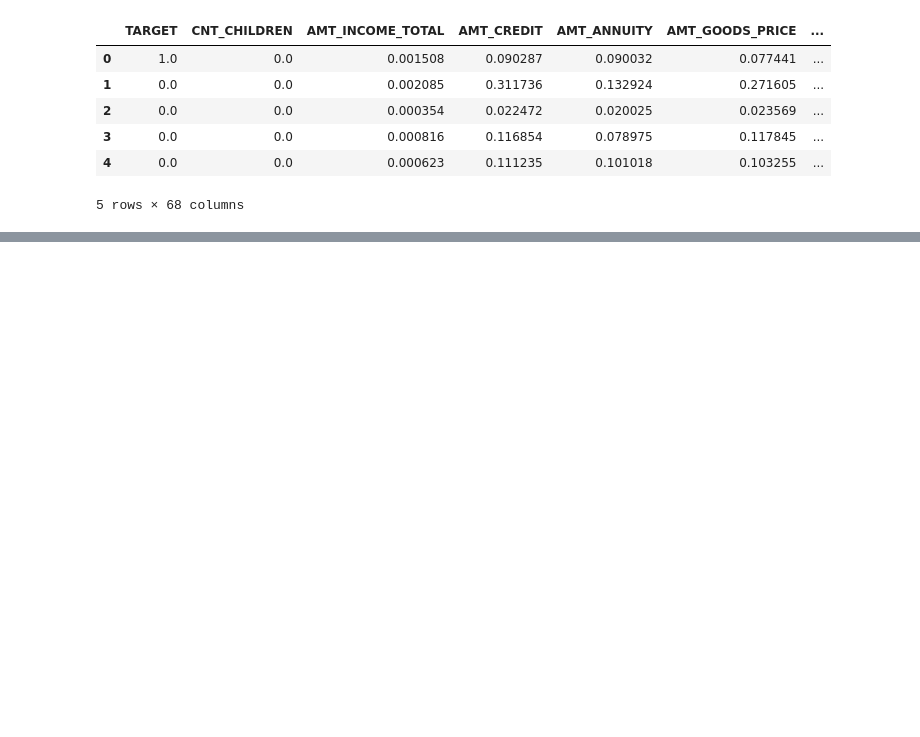
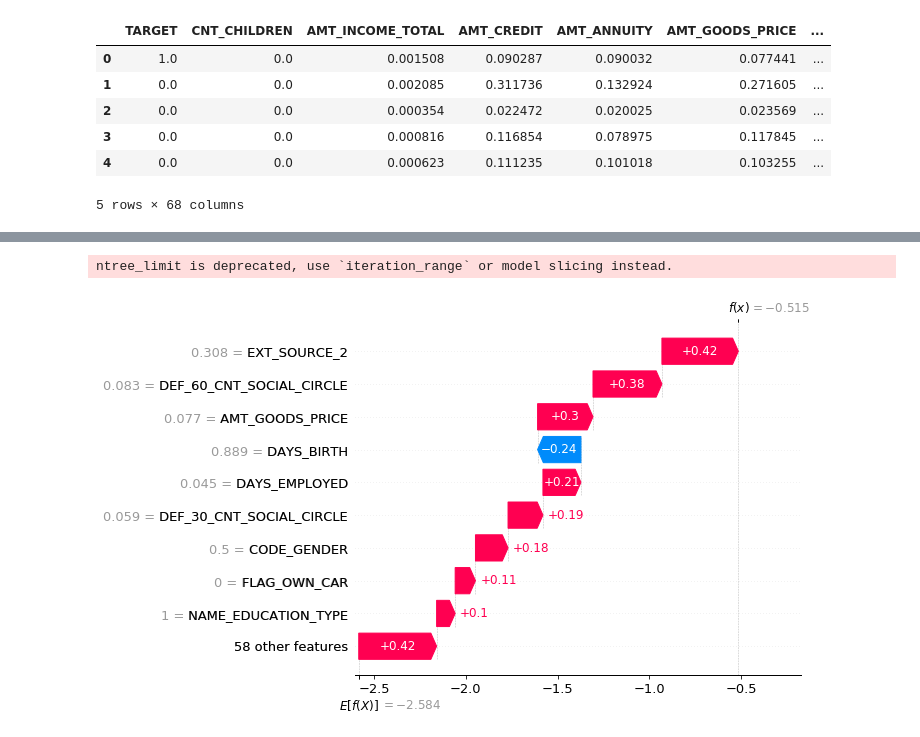
Before and after one commit to KBL411/Project_AppBigData, a Jupyter notebook: notebooks/Training with shap.ipynb, the cells around one changed output, grey strips where cells are left out. Drawn from its saved outputs; the diff is of its cells as text; code cells hidden in the pictures; blank space fills up the shorter version.

```diff
--- a/notebooks/Training with shap.ipynb
+++ b/notebooks/Training with shap.ipynb
@@ -142,0 +96,7 @@ for i in range(3):
+# %%
+shap.initjs()
+shap_values_waterfall = explainer(X[:100])
+
+# visualize the first prediction's explanation
+shap.plots.waterfall(shap_values_waterfall[0])
+# %% [output]
@@ -143,3 +104,5 @@ for i in range(3):
+ntree_limit is deprecated, use `iteration_range` or model slicing instead.
+[figure, added]
 # %% [markdown]
 <a style='text-decoration:none;line-height:16px;display:flex;color:#5B5B62;padding:10px;justify-content:end;' href='https://deepnote.com?utm_source=created-in-deepnote-cell&projectId=5e2ef48b-7703-4677-a8b9-64913d9e5bbb' target="_blank">
 <img alt='Created in deepnote.com' style='display:inline;max-height:16px;margin:0px;margin-right:7.5px;' src='embedded-picture-1' > </img>
```
Also changed, not shown: parts of 18 cells of this notebook.
